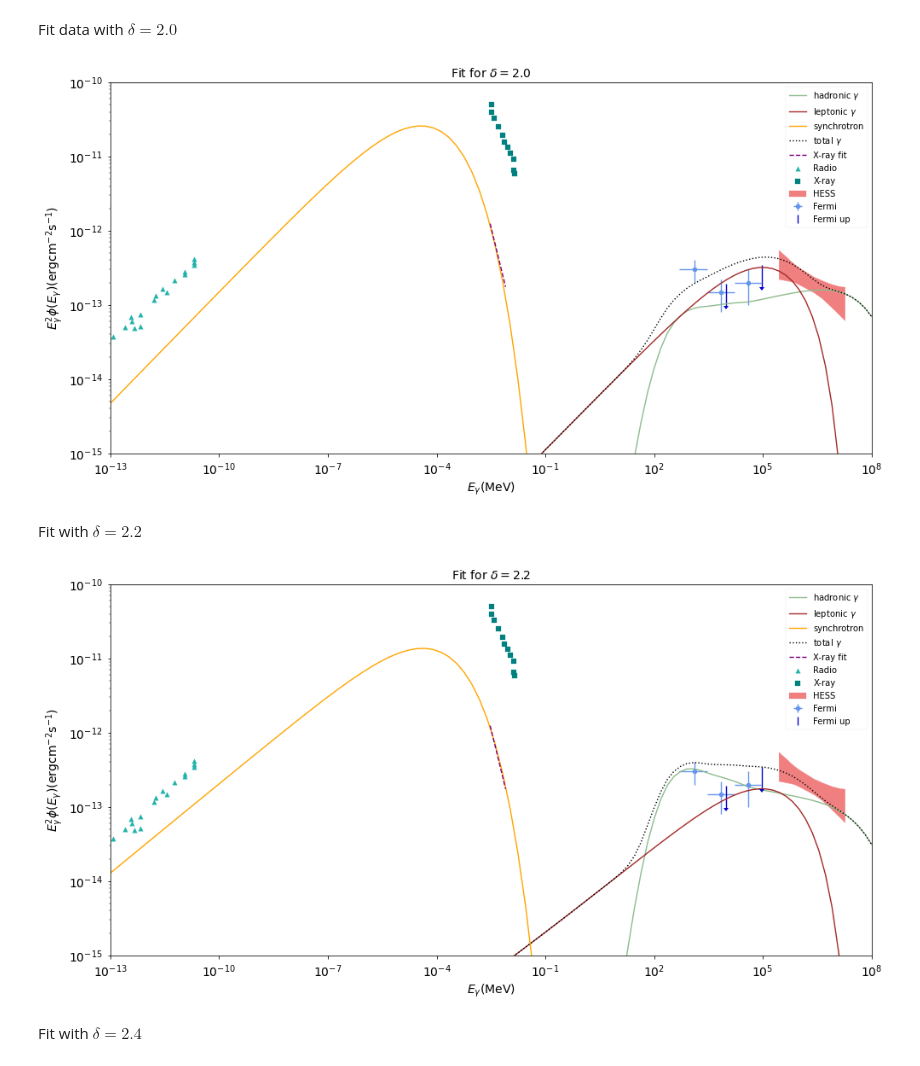
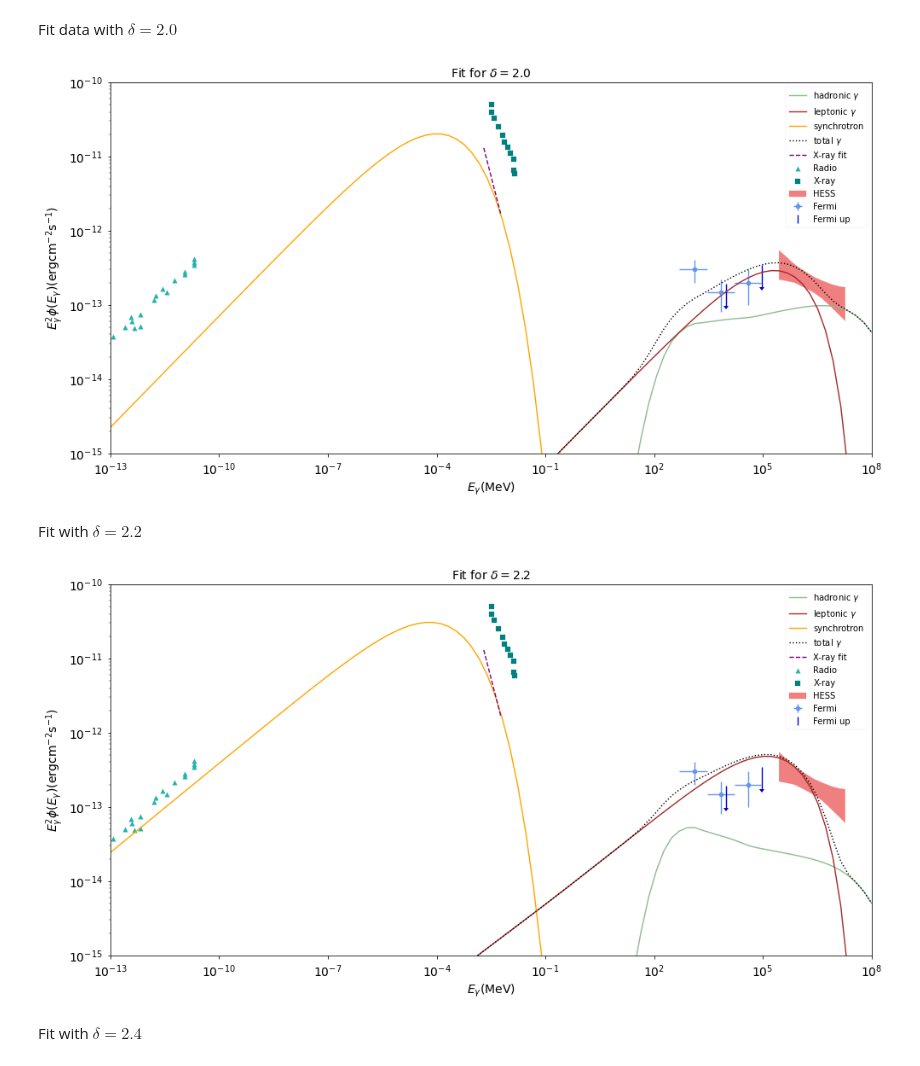
Before and after one commit to Sruthi-Ravikularaman/SN1006, a Jupyter notebook: SN1006.ipynb, the cells around one changed output. Drawn from its saved outputs; the diff is of its cells as text; code cells hidden in the pictures.

```diff
--- a/SN1006.ipynb
+++ b/SN1006.ipynb
@@ -102,3 +98,11 @@ Efu, Phi_fermi_up = fermi_upper_data[:, 0] * 1e-6, fermi_upper_data[:, 1]
 Eh, Phi_hp, Phi_hm = hess_data[:, 0] * 1e-6, hess_data[:, 1], hess_data[:, 2]
 # %% [markdown]
 X-ray fit
+# %%
+def dPhiXdE(E):
+    return 4.86e-8 * np.power(E * 1e3, -2.9) #erg/s/cm2/MeV
+
+E_fit_min, E_fit_max = 2e-3, 6e-3
+#AX = 6e-12 / (integrate(dPhiXdE, E_fit_min, E_fit_max))
+#print(AX)
+#print(integrate(dPhiXdE, E_fit_min, E_fit_max))
@@ -168,10 +170,10 @@ plt.rc('ytick', labelsize=14)
 plt.rc('axes', labelsize=14)    # fontsize of the x and y labels
 plt.rc('legend', fontsize=10)
 plt.rcParams['figure.figsize'] = [16, 8]
-plt.plot(E_g_list, Phi_p_gamma_20, color='darkseagreen', label=r'hadronic $\gamma$')
-plt.plot(E_g_list, Phi_e_gamma_20, color='brown', label=r'leptonic $\gamma$')
+plt.plot(E_list, Phi_p_gamma_20, color='darkseagreen', label=r'hadronic $\gamma$')
+plt.plot(E_list, Phi_e_gamma_20, color='brown', label=r'leptonic $\gamma$')
 plt.plot(E_list, Phi_e_syn_20, color='orange', label='synchrotron')
-plt.plot(E_g_list, Phi_total_gamma_20, color='black', label=r'total $\gamma$', linestyle='dotted')
+plt.plot(E_list, Phi_total_gamma_20, color='black', label=r'total $\gamma$', linestyle='dotted')
 plt.scatter(Er, Phi_radio, color='lightseagreen', marker='^', label='Radio')
 plt.scatter(Ex, Phi_xray, color='teal', marker='s', label='X-ray')
 plt.errorbar(Ef, Phi_fermi, yerr=[Phi_fermi-Phi_fm,Phi_fp-Phi_fermi], xerr=[Ef-Efm,Efp-Ef], color='cornflowerblue', ecolor='cornflowerblue', marker='o', linestyle='None', label='Fermi')
@@ -189,22 +191,22 @@ plt.ylim(1.0e-15,1.0e-10)
 plt.savefig('Fe20.png',format='png', dpi=600, bbox_inches = 'tight')
 plt.show()
 # %% [output]
-[figure, old version]
+[figure, new version]
 # %% [markdown]
 Fit with $\delta = 2.2$
 # %%
-del_p_22, Ap_22, Tp_c_22 = 2.2, 4.0, 1e9
-del_e_22, Ae_22, Te_c_22 = 2.2, 1e-3, 4e6
+del_p_22, Ap_22, Tp_c_22 = 2.2, 7e-1, 1e9
+del_e_22, Ae_22, Te_c_22 = 2.2, 2.4e-3, 5e6
 # %%
-Phi_p_gamma_cl_22 = emi_pre_cl * np.array([Phi_pp_gamma(E, J_CRp, del_p_22, Ap_22, Tp_c_22, n_cl) for E in E_g_list])
-Phi_p_gamma_sh_22 = emi_pre_sh * np.array([Phi_pp_gamma(E, J_CRp, del_p_22, Ap_22, Tp_c_22, n_sh) for E in E_g_list])
+Phi_p_gamma_cl_22 = emi_pre_cl * np.array([Phi_pp_gamma(E, J_CRp, del_p_22, Ap_22, Tp_c_22, n_cl) for E in E_list])
+Phi_p_gamma_sh_22 = emi_pre_sh * np.array([Phi_pp_gamma(E, J_CRp, del_p_22, Ap_22, Tp_c_22, n_sh) for E in E_list])
 Phi_p_gamma_22 = np.nan_to_num(Phi_p_gamma_cl_22 + Phi_p_gamma_sh_22)
 # %%
-Phi_e_IC_cl_22 = emi_pre_cl * np.array([Phi_e_IC(E, J_CRe, del_e_22, Ae_22, Te_c_22, T_CMB, k_CMB) + Phi_e_IC(E, J_CRe, del_e_22, Ae_22, Te_c_22, T_NIR, k_NIR) + Phi_e_IC(E, J_CRe, del_e_22, Ae_22, Te_c_22, T_FIR, k_FIR) for E in E_g_list])
-Phi_e_IC_sh_22 = emi_pre_sh * np.array([Phi_e_IC(E, J_CRe, del_e_22, Ae_22, Te_c_22, T_CMB, k_CMB) + Phi_e_IC(E, J_CRe, del_e_22, Ae_22, Te_c_22, T_NIR, k_NIR) + Phi_e_IC(E, J_CRe, del_e_22, Ae_22, Te_c_22, T_FIR, k_FIR) for E in E_g_list])
+Phi_e_IC_cl_22 = emi_pre_cl * np.array([Phi_e_IC(E, J_CRe, del_e_22, Ae_22, Te_c_22, T_CMB, k_CMB) + Phi_e_IC(E, J_CRe, del_e_22, Ae_22, Te_c_22, T_NIR, k_NIR) + Phi_e_IC(E, J_CRe, del_e_22, Ae_22, Te_c_22, T_FIR, k_FIR) for E in E_list])
+Phi_e_IC_sh_22 = emi_pre_sh * np.array([Phi_e_IC(E, J_CRe, del_e_22, Ae_22, Te_c_22, T_CMB, k_CMB) + Phi_e_IC(E, J_CRe, del_e_22, Ae_22, Te_c_22, T_NIR, k_NIR) + Phi_e_IC(E, J_CRe, del_e_22, Ae_22, Te_c_22, T_FIR, k_FIR) for E in E_list])
 
-Phi_e_brem_cl_22 = emi_pre_cl * np.array([Phi_e_rel_brem(E_g, J_CRe, del_e_22, Ae_22, Te_c_22, n_cl) for E_g in E_g_list])
-Phi_e_brem_sh_22 = emi_pre_sh * np.array([Phi_e_rel_brem(E_g, J_CRe, del_e_22, Ae_22, Te_c_22, n_sh) for E_g in E_g_list])
+Phi_e_brem_cl_22 = emi_pre_cl * np.array([Phi_e_rel_brem(E_g, J_CRe, del_e_22, Ae_22, Te_c_22, n_cl) for E_g in E_list])
+Phi_e_brem_sh_22 = emi_pre_sh * np.array([Phi_e_rel_brem(E_g, J_CRe, del_e_22, Ae_22, Te_c_22, n_sh) for E_g in E_list])
 
 Phi_e_syn_cl_22 = emi_pre_cl * np.array([Phi_e_syn(E, J_CRe, del_e_22, Ae_22, Te_c_22, B_cl) for E in E_list])
 Phi_e_syn_sh_22 = emi_pre_sh * np.array([Phi_e_syn(E, J_CRe, del_e_22, Ae_22, Te_c_22, B_sh) for E in E_list])
@@ -219,32 +221,32 @@ Phi_total_gamma_22 = Phi_p_gamma_22 + Phi_e_gamma_22
 # %%
 plt.style.use('seaborn-paper')
 plt.rc('xtick', labelsize=14)
 plt.rc('ytick', labelsize=14)
 plt.rc('axes', labelsize=14)    # fontsize of the x and y labels
 plt.rc('legend', fontsize=10)
 plt.rcParams['figure.figsize'] = [16, 8]
-plt.plot(E_g_list, Phi_p_gamma_22, color='darkseagreen', label=r'hadronic $\gamma$')
-plt.plot(E_g_list, Phi_e_gamma_22, color='brown', label=r'leptonic $\gamma$')
+plt.plot(E_list, Phi_p_gamma_22, color='darkseagreen', label=r'hadronic $\gamma$')
+plt.plot(E_list, Phi_e_gamma_22, color='brown', label=r'leptonic $\gamma$')
 plt.plot(E_list, Phi_e_syn_22, color='orange', label='synchrotron')
-plt.plot(E_g_list, Phi_total_gamma_22, color='black', label=r'total $\gamma$', linestyle='dotted')
+plt.plot(E_list, Phi_total_gamma_22, color='black', label=r'total $\gamma$', linestyle='dotted')
 plt.scatter(Er, Phi_radio, color='lightseagreen', marker='^', label='Radio')
 plt.scatter(Ex, Phi_xray, color='teal', marker='s', label='X-ray')
 plt.errorbar(Ef, Phi_fermi, yerr=[Phi_fermi-Phi_fm,Phi_fp-Phi_fermi], xerr=[Ef-Efm,Efp-Ef], color='cornflowerblue', ecolor='cornflowerblue', marker='o', linestyle='None', label='Fermi')
 plt.errorbar(Efu, Phi_fermi_up, yerr=0.5 * Phi_fermi_up, linestyle='none', marker='_', color="mediumblue", uplims=True, label='Fermi up')
 plt.fill_between(Eh, Phi_hm, Phi_hp, color='lightcoral', label='HESS')
 plt.plot(E_fit, Phi_xray_fit, color='purple', label='X-ray fit', linestyle="dashed")
 plt.legend()
 plt.xscale('log')
 plt.yscale('log')
 plt.xlabel(r'$E_{\gamma}\mathrm{(MeV)}$')
 plt.ylabel(r'$E^2_\gamma\phi(E_\gamma)\mathrm{(erg cm^{-2} s^{-1})}$')
 plt.title(r'Fit for $\delta=2.2$', fontdict={'fontsize':14})
 plt.xlim(1.0e-13,1.0e8)
 plt.ylim(1.0e-15,1.0e-10)
 plt.savefig('Fe22.png',format='png', dpi=600, bbox_inches = 'tight')
 plt.show()
 # %% [output]
-[figure, old version]
+[figure, new version]
 # %% [markdown]
 Fit with $\delta=2.4$
 # %%
```
Also changed, not shown: parts of 25 cells of this notebook, 6 other files.
